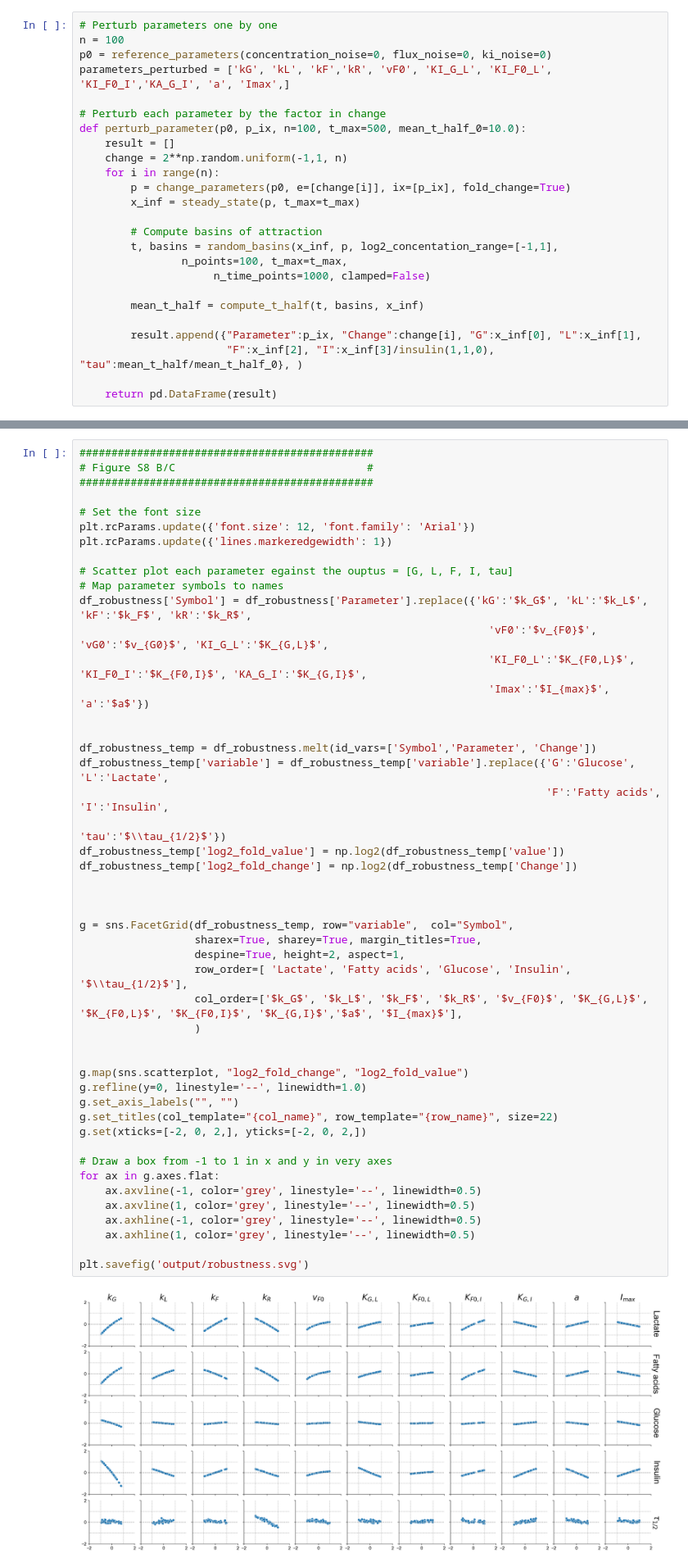
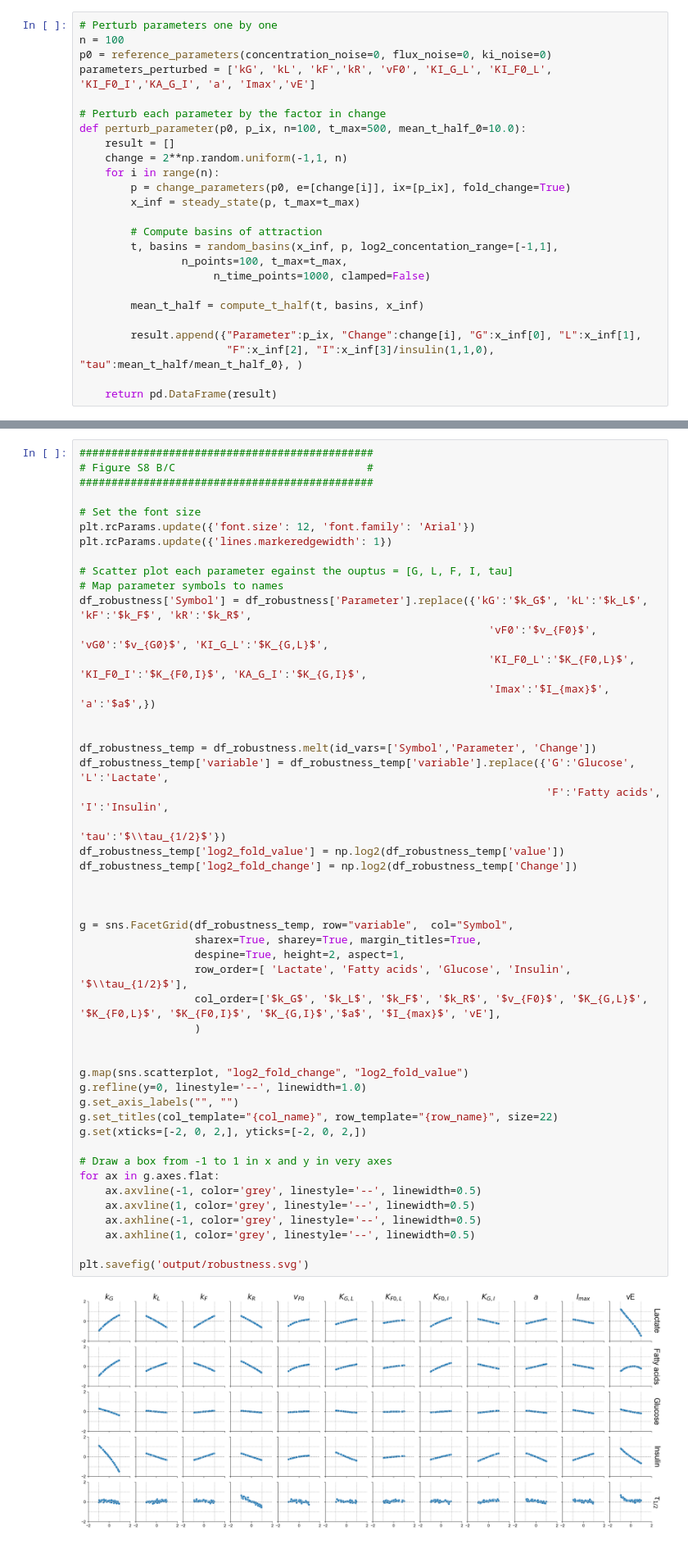
Before and after one commit to weilandtd/lactate_homeostasis, a Jupyter notebook: parameter_robustness.ipynb, the cells around one changed output, grey strips where cells are left out. Shown: that part at 82% size. Cells and saved outputs as stored; diff of their text form.

```diff
--- a/parameter_robustness.ipynb
+++ b/parameter_robustness.ipynb
@@ -54,7 +54,7 @@ def compute_t_half(t,basins, x0):
 # Perturb parameters one by one
 n = 100
 p0 = reference_parameters(concentration_noise=0, flux_noise=0, ki_noise=0)
-parameters_perturbed = ['kG', 'kL', 'kF','kR', 'vF0', 'KI_G_L', 'KI_F0_L', 'KI_F0_I','KA_G_I', 'a', 'Imax',]
+parameters_perturbed = ['kG', 'kL', 'kF','kR', 'vF0', 'KI_G_L', 'KI_F0_L', 'KI_F0_I','KA_G_I', 'a', 'Imax','vE']
 
 # Perturb each parameter by the factor in change
 def perturb_parameter(p0, p_ix, n=100, t_max=500, mean_t_half_0=10.0):
@@ -105,42 +105,42 @@ plt.rcParams.update({'lines.markeredgewidth': 1})
 df_robustness['Symbol'] = df_robustness['Parameter'].replace({'kG':'$k_G$', 'kL':'$k_L$', 'kF':'$k_F$', 'kR':'$k_R$',
                                                                 'vF0':'$v_{F0}$', 'vG0':'$v_{G0}$', 'KI_G_L':'$K_{G,L}$',
                                                                 'KI_F0_L':'$K_{F0,L}$', 'KI_F0_I':'$K_{F0,I}$', 'KA_G_I':'$K_{G,I}$',
-                                                                'Imax':'$I_{max}$', 'a':'$a$'})
+                                                                'Imax':'$I_{max}$', 'a':'$a$',})
 
 
 df_robustness_temp = df_robustness.melt(id_vars=['Symbol','Parameter', 'Change'])
 df_robustness_temp['variable'] = df_robustness_temp['variable'].replace({'G':'Glucose', 'L':'Lactate',
                                                                          'F':'Fatty acids', 'I':'Insulin',
                                                                          'tau':'$\\tau_{1/2}$'})
 df_robustness_temp['log2_fold_value'] = np.log2(df_robustness_temp['value'])
 df_robustness_temp['log2_fold_change'] = np.log2(df_robustness_temp['Change'])
 
 
 
 g = sns.FacetGrid(df_robustness_temp, row="variable",  col="Symbol",
                   sharex=True, sharey=True, margin_titles=True,
                   despine=True, height=2, aspect=1,
                   row_order=[ 'Lactate', 'Fatty acids', 'Glucose', 'Insulin', '$\\tau_{1/2}$'],
-                  col_order=['$k_G$', '$k_L$', '$k_F$', '$k_R$', '$v_{F0}$', '$K_{G,L}$', '$K_{F0,L}$', '$K_{F0,I}$', '$K_{G,I}$','$a$', '$I_{max}$'],
+                  col_order=['$k_G$', '$k_L$', '$k_F$', '$k_R$', '$v_{F0}$', '$K_{G,L}$', '$K_{F0,L}$', '$K_{F0,I}$', '$K_{G,I}$','$a$', '$I_{max}$', 'vE'],
                   )
 
 
 g.map(sns.scatterplot, "log2_fold_change", "log2_fold_value")
 g.refline(y=0, linestyle='--', linewidth=1.0)
 g.set_axis_labels("", "")
 g.set_titles(col_template="{col_name}", row_template="{row_name}", size=22)
 g.set(xticks=[-2, 0, 2,], yticks=[-2, 0, 2,])
 
 # Draw a box from -1 to 1 in x and y in very axes
 for ax in g.axes.flat:
     ax.axvline(-1, color='grey', linestyle='--', linewidth=0.5)
     ax.axvline(1, color='grey', linestyle='--', linewidth=0.5)
     ax.axhline(-1, color='grey', linestyle='--', linewidth=0.5)
     ax.axhline(1, color='grey', linestyle='--', linewidth=0.5)
 
 plt.savefig('output/robustness.svg')
 # %% [output]
-[figure, old version]
+[figure, new version]
 # %%
 ##############################################
 # Figure S8 D                                #
```
Also changed, not shown: parts of 3 cells of this notebook, 3 other files.
